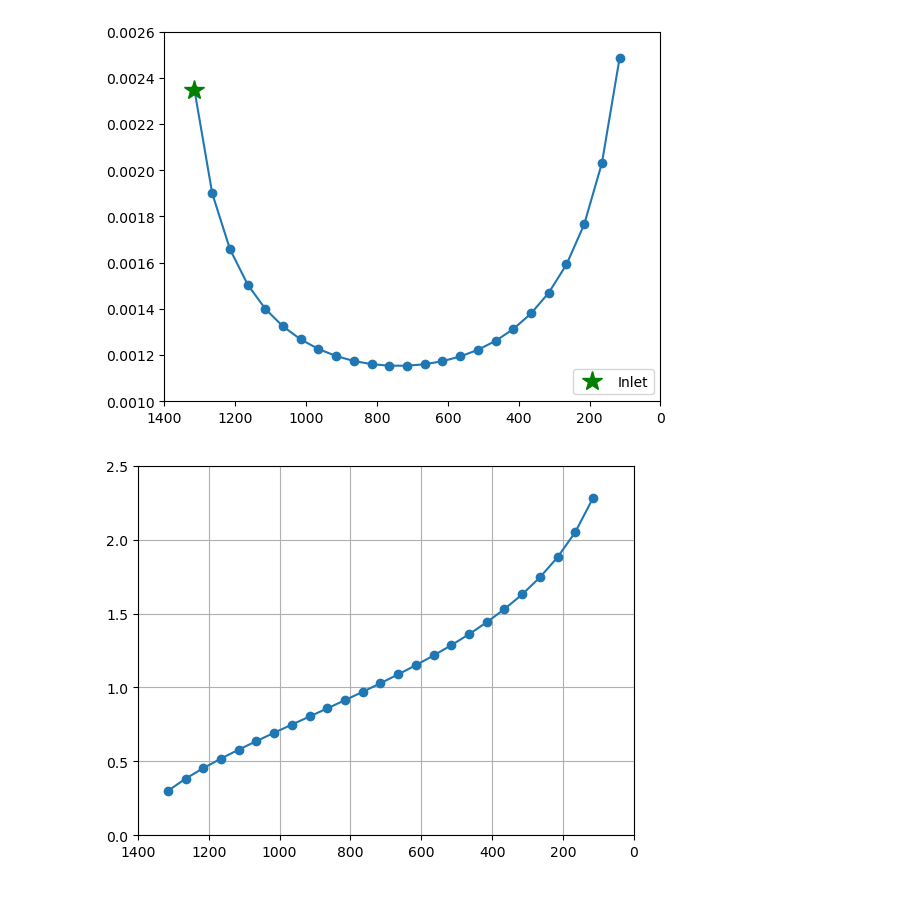
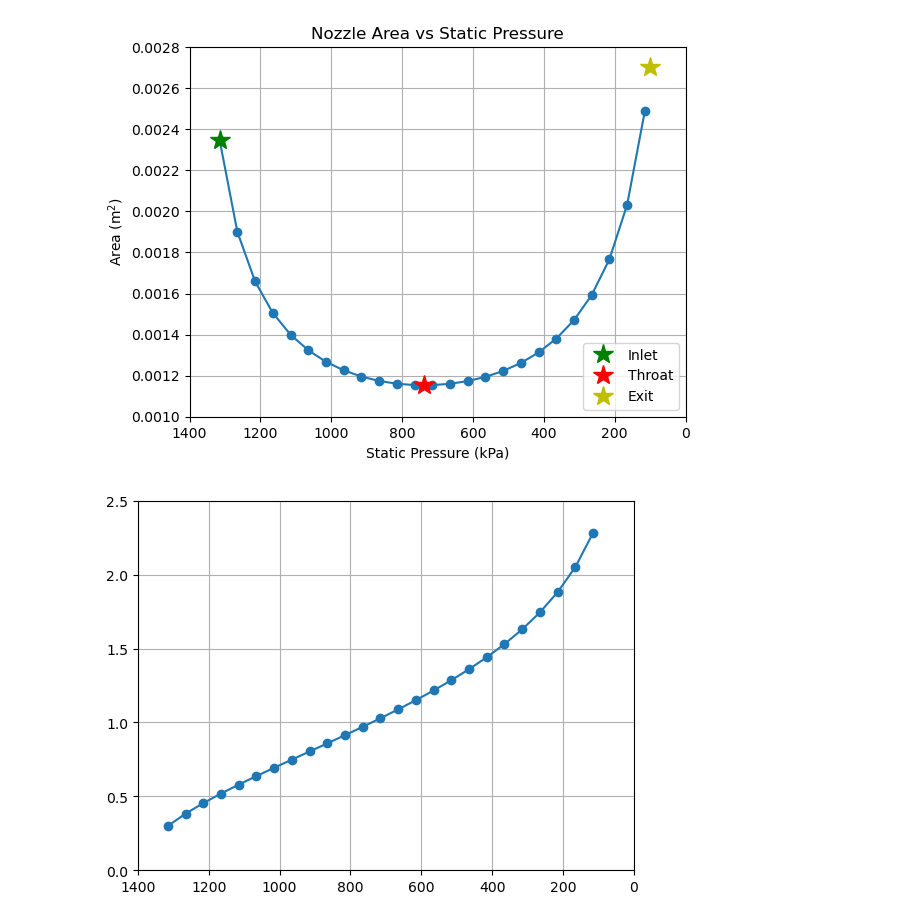
Before and after one commit to sladesladeslade/SchoolStuff, a Jupyter notebook: gasDynamics/Exam 2/brooks_exam2_p3.ipynb, the cells around one changed output. Cells and saved outputs as stored; diff of their text form; code cells hidden in the pictures.

Commit message:
one plot

```diff
--- a/gasDynamics/Exam 2/brooks_exam2_p3.ipynb
+++ b/gasDynamics/Exam 2/brooks_exam2_p3.ipynb
@@ -37,17 +37,27 @@ As = [Astar/M*((1+(y-1)/2*(M**2))/((y+1)/2))**((y+1)/(2*(y-1))) if M>0 else 0 fo
 # %%
 # find area at inlet
 Ai = Astar/Mi*((1+(y-1)/2*(Mi**2))/((y+1)/2))**((y+1)/(2*(y-1)))
+
+# find area at exit
+Me = np.sqrt((2*((po/pe)**((y-1)/y) - 1))/(y-1))
+Ae = Astar/Me*((1+(y-1)/2*(Me**2))/((y+1)/2))**((y+1)/(2*(y-1)))
 # %%
 # plot area
 plt.plot(p1s/1000, As, "-o")
 plt.plot(pi/1000, Ai, "g*", markersize="15", label="Inlet")
+plt.plot(pstar/1000, Astar, "r*", markersize="15", label="Throat")
+plt.plot(pe/1000, Ae, "y*", markersize="15", label="Exit")
 plt.gca().invert_xaxis()
 plt.xlim([1400, 0])
-plt.ylim([0.0010, 0.0026])
+plt.ylim([0.0010, 0.0028])
 plt.legend(loc="lower right")
+plt.grid()
+plt.xlabel("Static Pressure (kPa)")
+plt.ylabel("Area (m$^2$)")
+plt.title("Nozzle Area vs Static Pressure")
 plt.show()
 # %% [output]
-[figure, old version]
+[figure, new version]
 # %%
 # plot machs
 plt.plot(p1s/1000, Ms, "-o")
```
Also changed, not shown: 1 other file.
